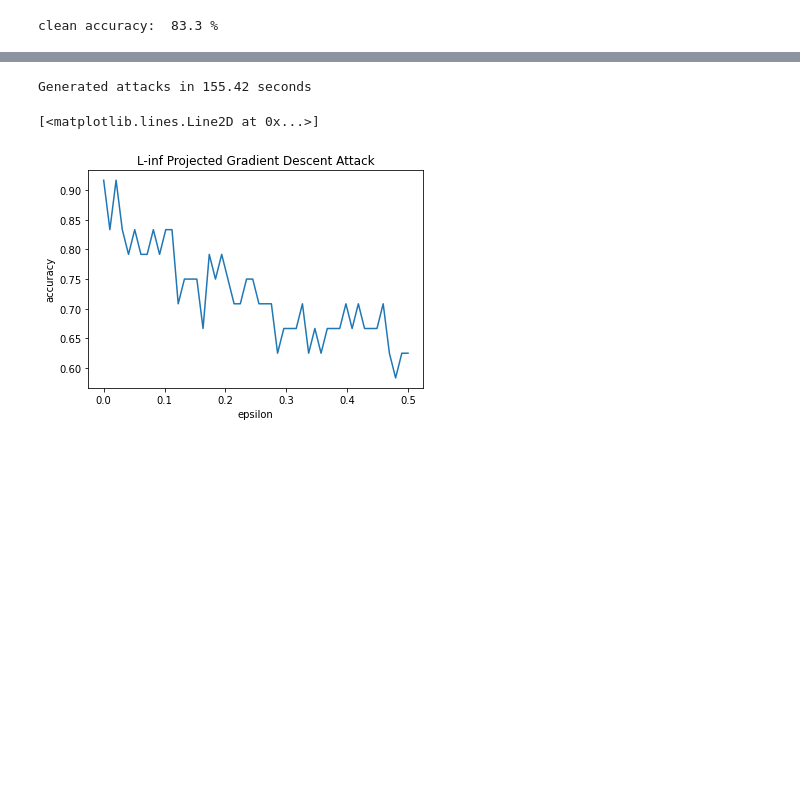
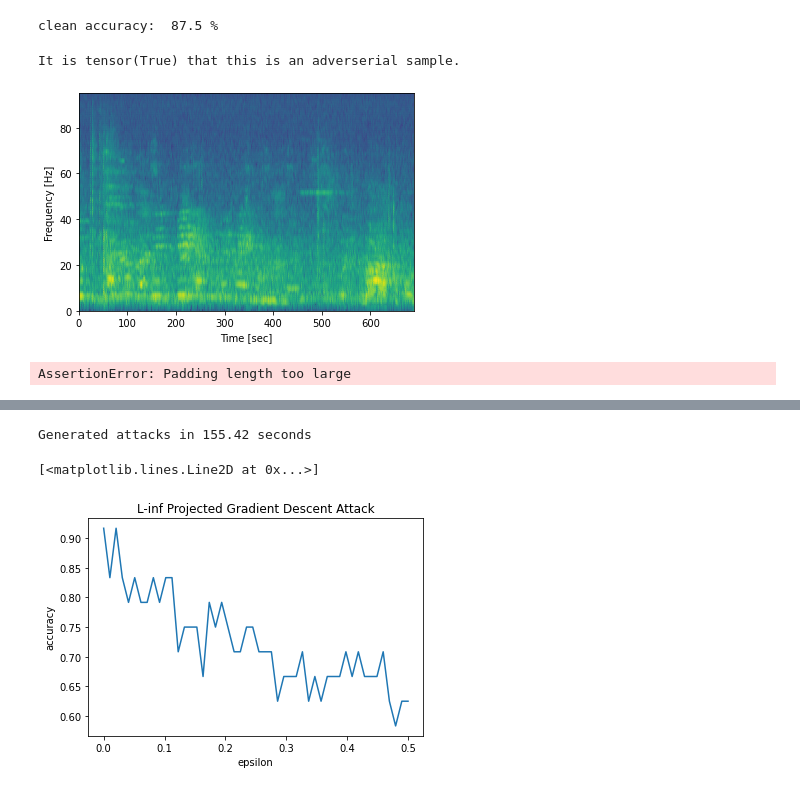
Before and after one commit to Vardanush/Robust-audio-classification, a Jupyter notebook: notebooks/foolbox_attacks.ipynb, the cells around one changed output, grey strips where cells are left out. Cells and saved outputs as stored; diff of their text form; code cells hidden in the pictures; blank space fills up the shorter version.

```diff
--- a/notebooks/foolbox_attacks.ipynb
+++ b/notebooks/foolbox_attacks.ipynb
@@ -22,6 +24,6 @@ import matplotlib.pyplot as plt
 # %%
 # instantiate a model
-with open("/nfs/homedirs/yuny/project-1/audio_classification/configs/crnn.yaml", "r") as config_file:
+with open("/nfs/homedirs/yuny/project-1/audio_classification/configs/crnn_urbansound8k.yaml", "r") as config_file:
     configs = yaml.load(config_file)
 path_to_checkpoint = '/nfs/homedirs/yuny/project-1/weights/' + 'sample-mnist-epoch=08-val_acc=0.79.ckpt'
 model = LitCRNN.load_from_checkpoint(path_to_checkpoint, cfg=configs)
@@ -29,7 +31,7 @@ fmodel = PyTorchModel(model, bounds=(-200, 200))
 # %%
 # get a batch from the test data
 configs['DATALOADER']['BATCH_SIZE'] = 24
-_, test_loader = get_dataloader(configs, transform=get_transform(configs))
+_, test_loader, _ = get_dataloader(configs, transform=get_transform(configs))
 it = iter(test_loader)
 # %%
 # evaluate accuracy on clean data
@@ -42,4 +44,26 @@ preds = torch.argmax(out, dim=1)
 clean_acc = accuracy(fmodel, clips, labels)
 print(f"clean accuracy:  {clean_acc * 100:.1f} %")
 # %% [output]
-clean accuracy:  83.3 %
+clean accuracy:  87.5 %
+# %%
+# Visualize adverserial sample
+attack = FGM()
+raw, clipped, is_adv = attack(fmodel, clips, labels, epsilons=40)
+
+is_adv = is_adv.cpu()
+clipped = clipped.cpu()
+print("It is %s that this is an adverserial sample." %(is_adv[16]))
+plt.pcolormesh(clipped[16].squeeze().numpy(), shading='gouraud')
+plt.ylabel('Frequency [Hz]')
+plt.xlabel('Time [sec]')
+plt.show()
+# %% [output]
+It is tensor(True) that this is an adverserial sample.
+[figure, added]
+# %%
+# The predicted class of the adverserial sample
+out = model(batch[1][16])
+pred = torch.argmax(out, dim=1)
+print(pred)
+# %% [output]
+AssertionError: Padding length too large
```
Also changed, not shown: parts of 2 cells of this notebook, 4 other files.
